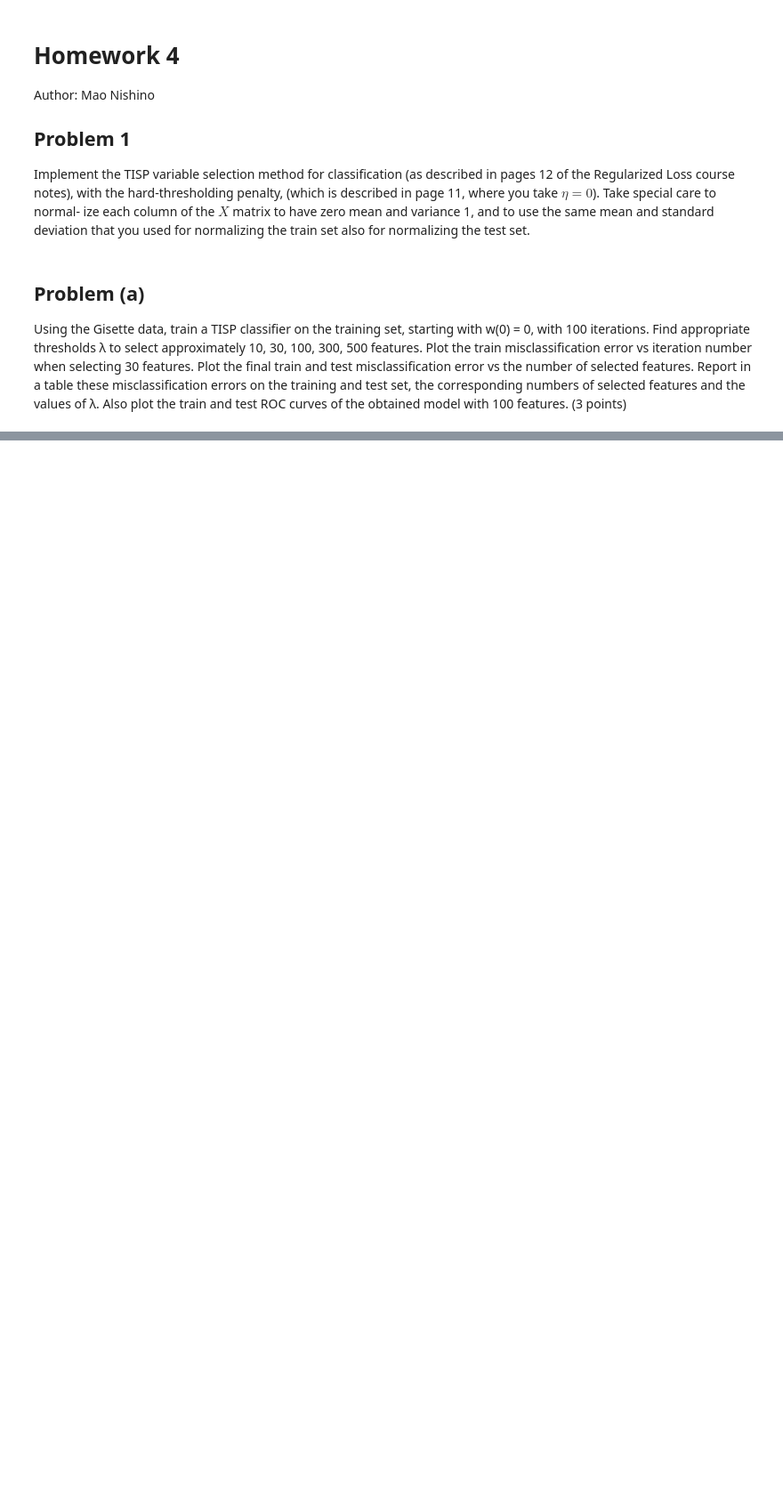
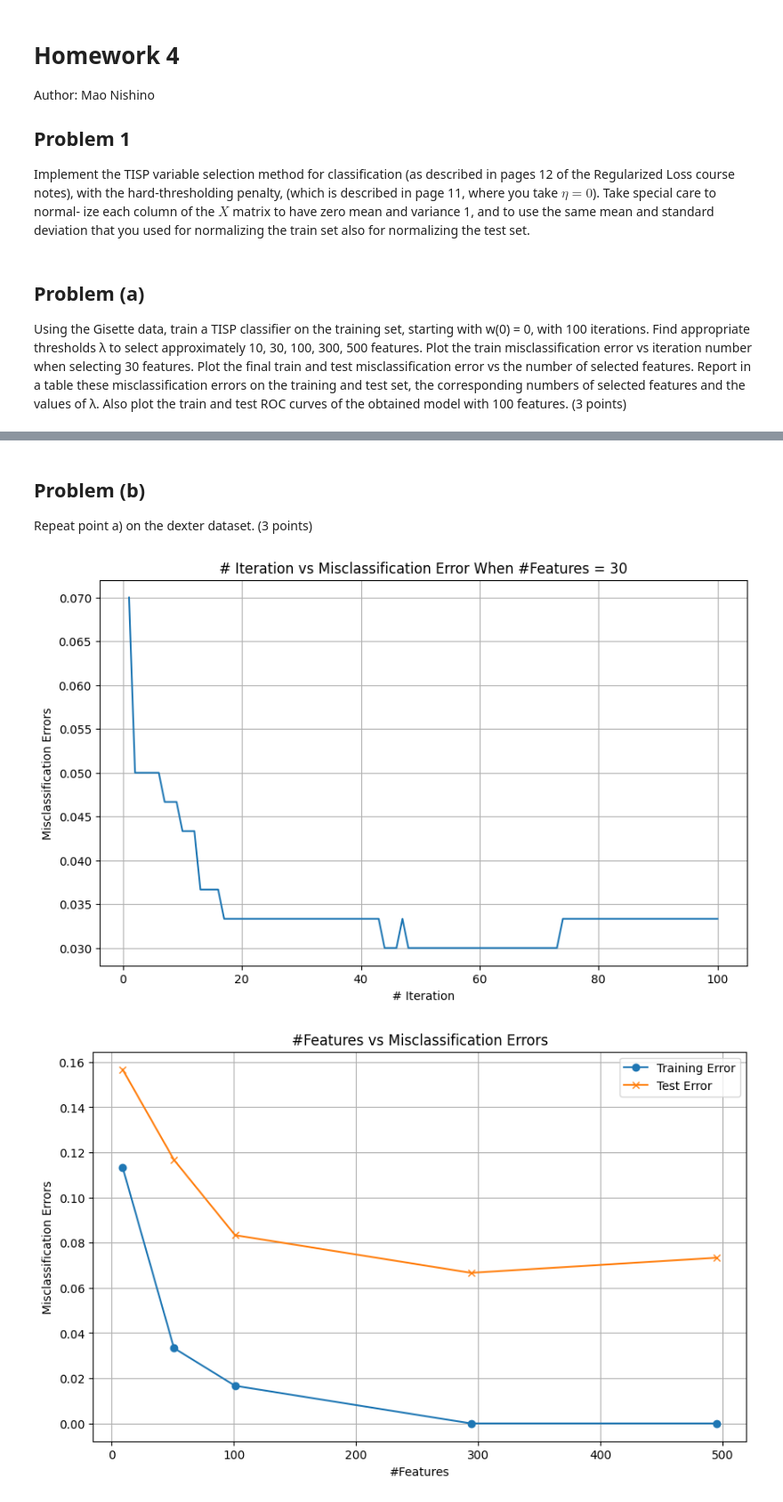
Before and after one commit to mao1756/STA5635_fa23, a Jupyter notebook: HW4/HW4.ipynb, the cells around one changed output, grey strips where cells are left out. Shown: that part at 89% size. Cells and saved outputs as stored; diff of their text form; code cells hidden in the pictures; blank space fills up the shorter version.

```diff
--- a/HW4/HW4.ipynb
+++ b/HW4/HW4.ipynb
@@ -175,0 +259,36 @@ ValueError: Unable to coerce to Series, length must be 1: given 6000
+# %% [markdown]
+## Problem (b)
+Repeat point a) on the dexter dataset. (3 points)
+# %%
+#Load dexter
+path = "./dexter/"
+
+train_x = dd.read_csv(os.path.join(path, 'dexter_train.csv'),
+                         header = None,
+                         blocksize = None).compute()
+
+train_y = dd.read_csv(os.path.join(path, 'dexter_train.labels'),
+                         header = None,
+                         blocksize = None).compute()
+
+test_x = dd.read_csv(os.path.join(path, 'dexter_valid.csv'),
+                         header = None,
+                         blocksize = None).compute()
+
+test_y = dd.read_csv(os.path.join(path, 'dexter_valid.labels'),
+                         header = None,
+                         blocksize = None).compute()
+
+# Replace -1 with 0 so that it fits the slides
+train_y.replace(-1, 0, inplace = True)
+test_y.replace(-1, 0, inplace = True)
+# %%
+gs = HW4(train_x, train_y, test_x, test_y, eta = 1./train_x.shape[0], lamda_range = [0.0468,0.0525,0.071,0.088,0.145])
+gs.plot_misclass_30()
+gs.plot_misclass_all()
+df = gs.report_table()
+gs.show_roc(train_y, test_y)
+df
+# %% [output]
+[figure, added]
+[figure, added]
```
Also changed, not shown: parts of 7 cells of this notebook, 1 other file.
